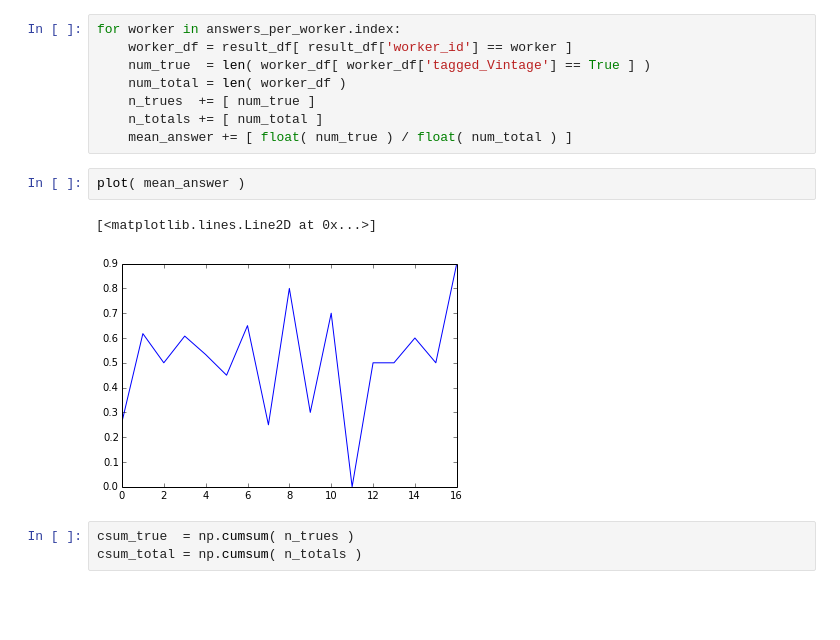
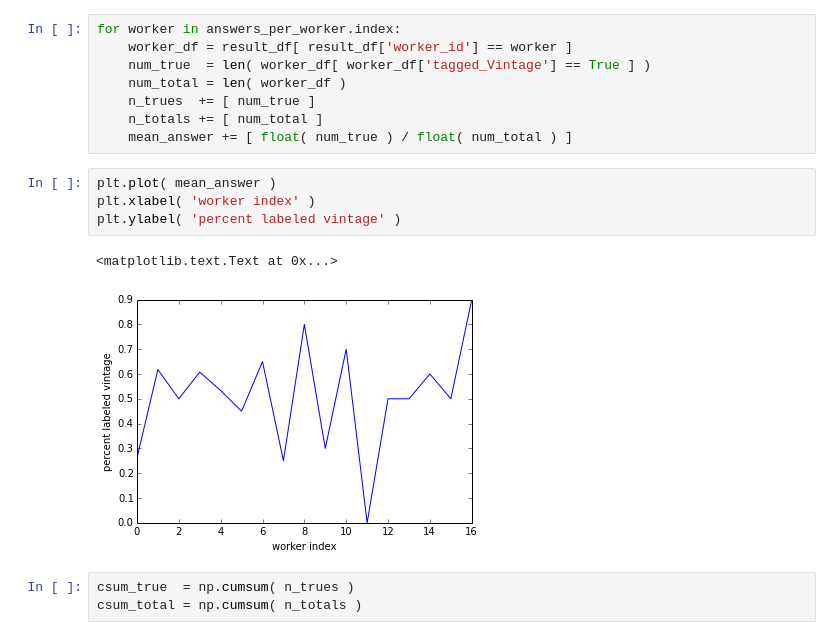
Before and after one commit to matttrent/vislab, a Jupyter notebook: notebooks/mturk_get_results.ipynb, the cells around one changed output. Saved outputs shown, nothing was run; the diff lists cells and outputs as text; blank space fills up the shorter version.

```diff
--- a/notebooks/mturk_get_results.ipynb
+++ b/notebooks/mturk_get_results.ipynb
@@ -362,11 +363,13 @@ for worker in answers_per_worker.index:
     n_trues  += [ num_true ]
     n_totals += [ num_total ]
     mean_answer += [ float( num_true ) / float( num_total ) ]
-# %%
-plot( mean_answer )
-# %% [output]
-[<matplotlib.lines.Line2D at 0x...>]
-[figure, removed]
+# %%
+plt.plot( mean_answer )
+plt.xlabel( 'worker index' )
+plt.ylabel( 'percent labeled vintage' )
+# %% [output]
+<matplotlib.text.Text at 0x...>
+[figure, added]
 # %%
 csum_true  = np.cumsum( n_trues )
 csum_total = np.cumsum( n_totals )
```
Also changed, not shown: parts of 2 cells of this notebook.
